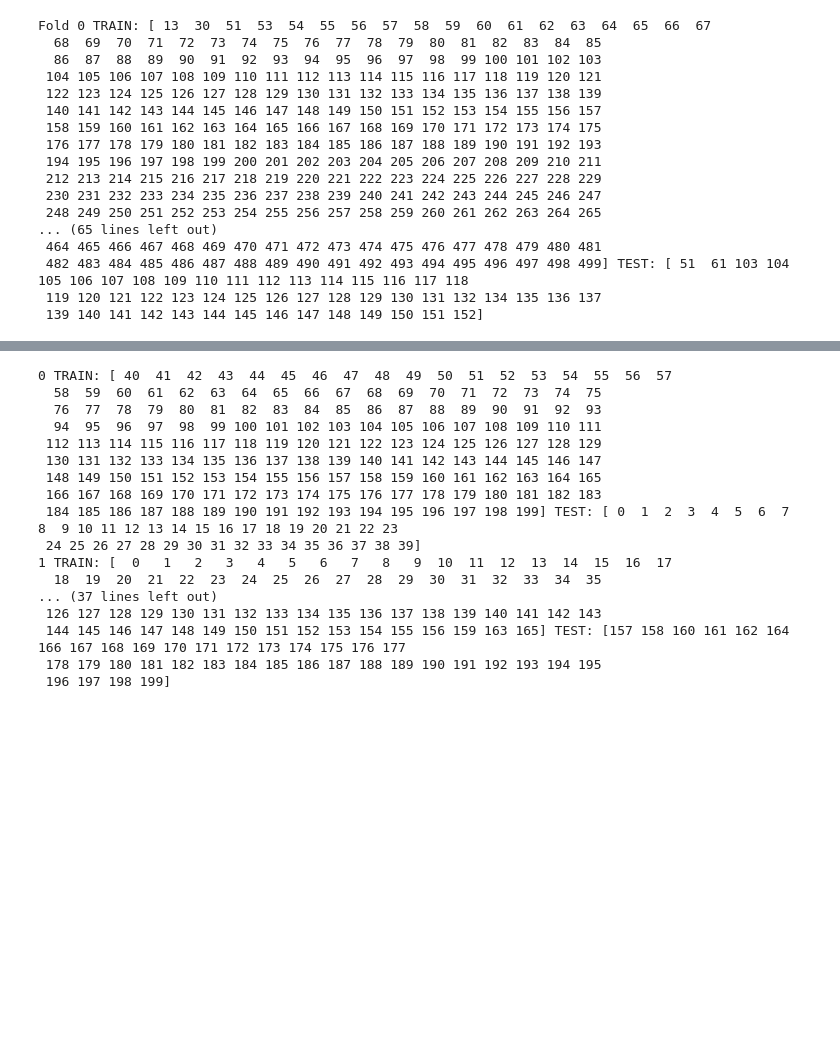
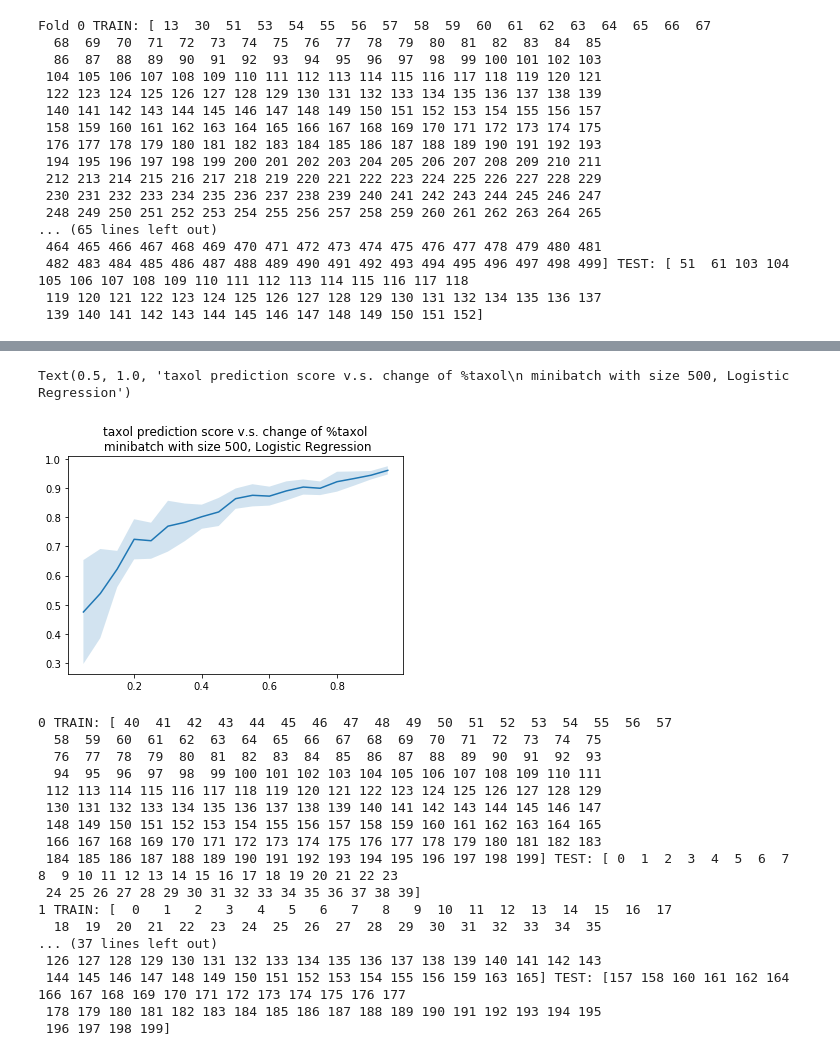
Before and after one commit to RenlyH/AttentionSet-cell-painting, a Jupyter notebook: nonBag_baseline_exp.ipynb, the cells around one changed output, grey strips where cells are left out. Cells and saved outputs as stored; diff of their text form; code cells hidden in the pictures; blank space fills up the shorter version.

```diff
--- a/baseline_exp-Copy1.ipynb
+++ b/nonBag_baseline_exp.ipynb
@@ -140,3 +152,11 @@ Fold 0 TRAIN: [ 13  30  51  53  54  55  56  57  58  59  60  61  62  63  64  65
+# %%
+plt.plot([i/100 for i in range(5,96,5)], mean_z_score_treatment1, '-')
+plt.fill_between([i/100 for i in range(5,96,5)],
+                 (mean_z_score_treatment1)-std_z_score_treatment1, mean_z_score_treatment1 + std_z_score_treatment1, alpha=0.2)
+plt.title("taxol prediction score v.s. change of %taxol\n minibatch with size 500, Logistic Regression")
+# %% [output]
+Text(0.5, 1.0, 'taxol prediction score v.s. change of %taxol\n minibatch with size 500, Logistic Regression')
+[figure, added]
 # %%
 def generate_data_set(size, perc, data, treatment, control):
     treatment_data = data[data["compound"] == treatment]
```
Also changed, not shown: parts of 4 cells of this notebook, 8 other files.
